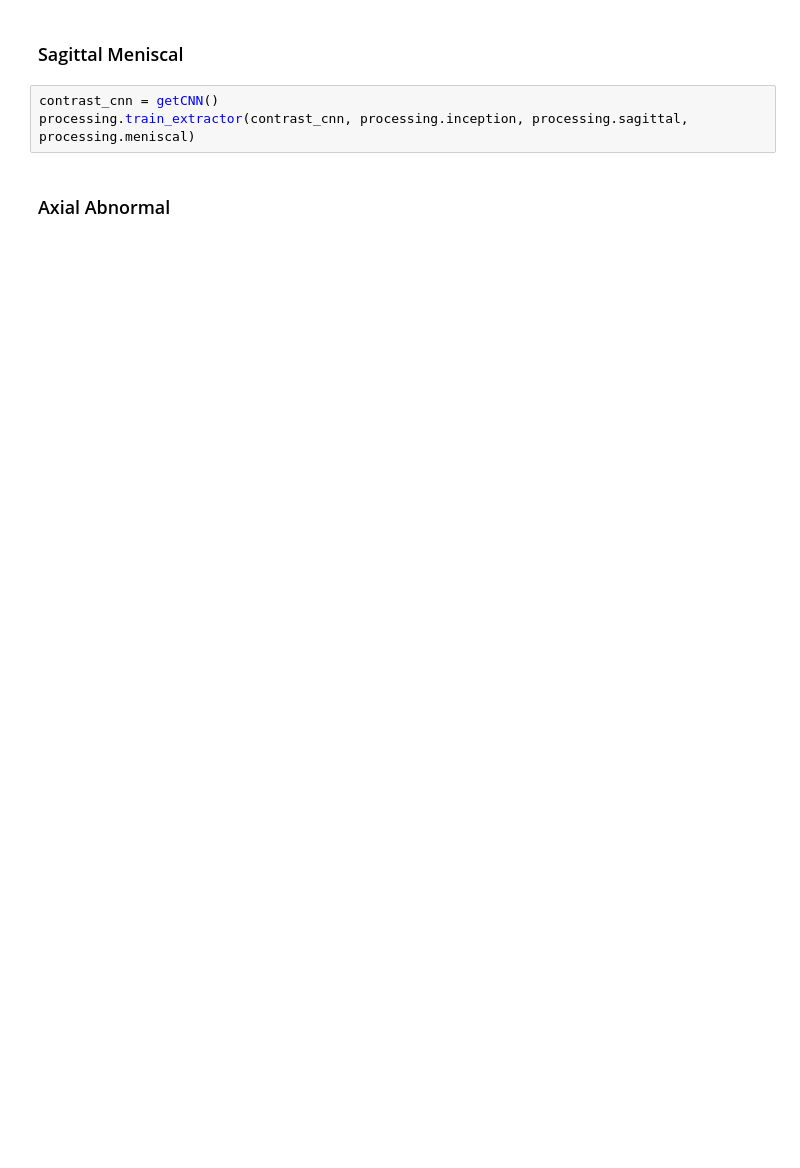
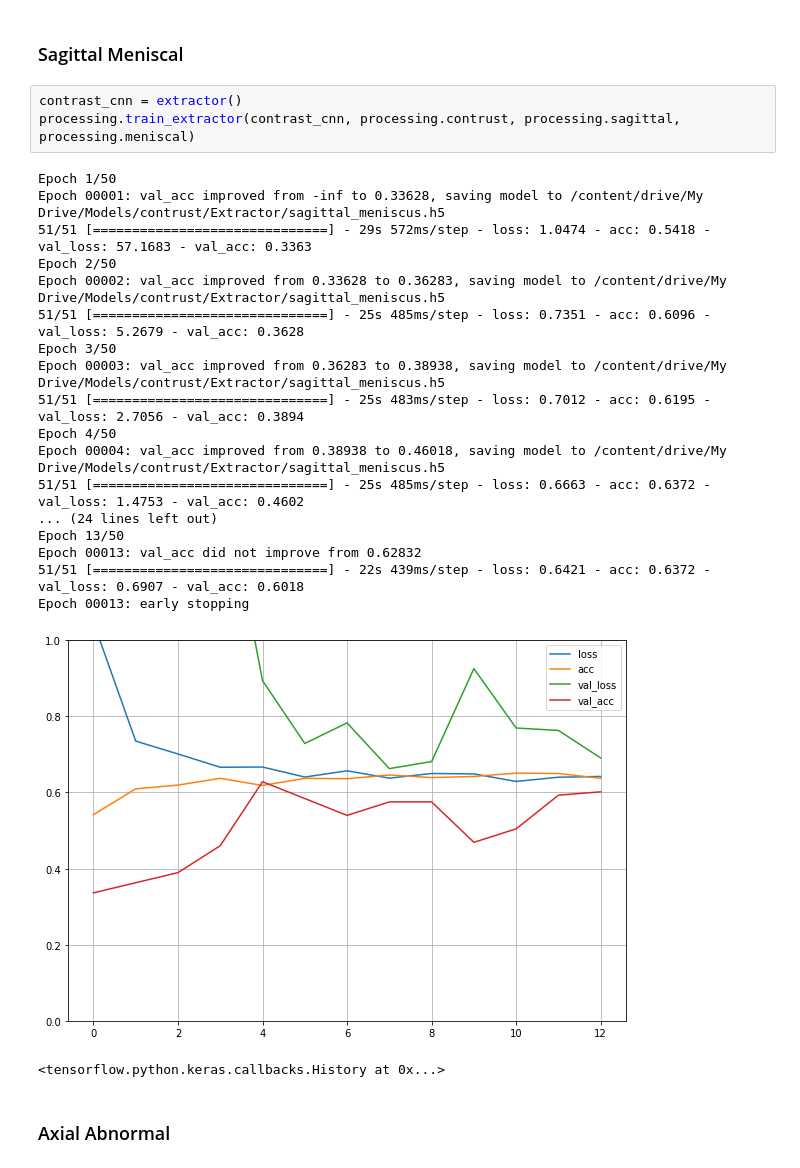
Before and after one commit to Jamaleldin/MRNET-for-Knee-Diagnosis, a Jupyter notebook: MRI_Contrast.ipynb, the cells around one changed output. Drawn from its saved outputs; the diff is of its cells as text; blank space fills up the shorter version.

```diff
--- a/MRI_Contrast.ipynb
+++ b/MRI_Contrast.ipynb
@@ -93,8 +175,28 @@ processing.train_extractor(contrast_cnn, processing.inception, processing.sagitt
 
 ### Sagittal Meniscal
 # %%
-contrast_cnn = getCNN()
-processing.train_extractor(contrast_cnn, processing.inception, processing.sagittal, processing.meniscal)
+contrast_cnn = extractor()
+processing.train_extractor(contrast_cnn, processing.contrust, processing.sagittal, processing.meniscal)
+# %% [output]
+Epoch 1/50
+Epoch 00001: val_acc improved from -inf to 0.33628, saving model to /content/drive/My Drive/Models/contrust/Extractor/sagittal_meniscus.h5
+51/51 [==============================] - 29s 572ms/step - loss: 1.0474 - acc: 0.5418 - val_loss: 57.1683 - val_acc: 0.3363
+Epoch 2/50
+Epoch 00002: val_acc improved from 0.33628 to 0.36283, saving model to /content/drive/My Drive/Models/contrust/Extractor/sagittal_meniscus.h5
+51/51 [==============================] - 25s 485ms/step - loss: 0.7351 - acc: 0.6096 - val_loss: 5.2679 - val_acc: 0.3628
+Epoch 3/50
+Epoch 00003: val_acc improved from 0.36283 to 0.38938, saving model to /content/drive/My Drive/Models/contrust/Extractor/sagittal_meniscus.h5
+51/51 [==============================] - 25s 483ms/step - loss: 0.7012 - acc: 0.6195 - val_loss: 2.7056 - val_acc: 0.3894
+Epoch 4/50
+Epoch 00004: val_acc improved from 0.38938 to 0.46018, saving model to /content/drive/My Drive/Models/contrust/Extractor/sagittal_meniscus.h5
+51/51 [==============================] - 25s 485ms/step - loss: 0.6663 - acc: 0.6372 - val_loss: 1.4753 - val_acc: 0.4602
+... (24 lines left out)
+Epoch 13/50
+Epoch 00013: val_acc did not improve from 0.62832
+51/51 [==============================] - 22s 439ms/step - loss: 0.6421 - acc: 0.6372 - val_loss: 0.6907 - val_acc: 0.6018
+Epoch 00013: early stopping
+[figure, added]
+<tensorflow.python.keras.callbacks.History at 0x...>
 # %% [markdown]
 ### Axial Abnormal
 # %%
```
Also changed, not shown: parts of 40 cells of this notebook, 1 other file.
